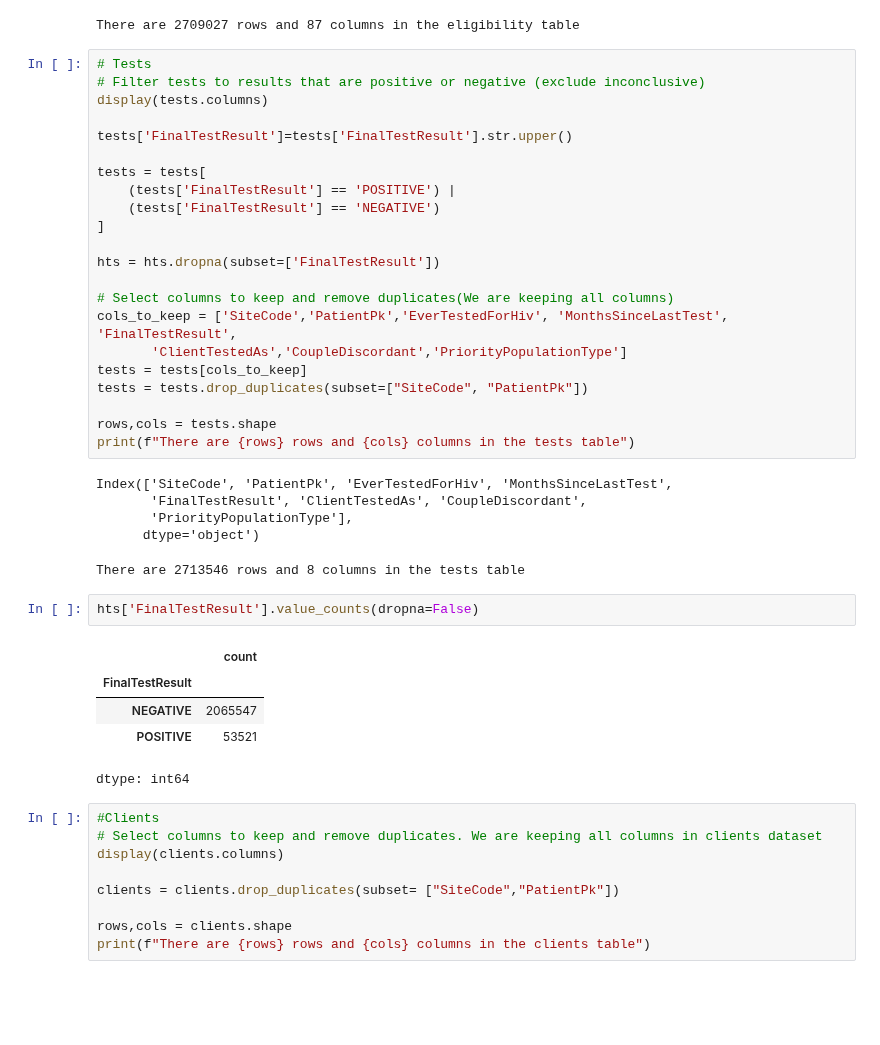
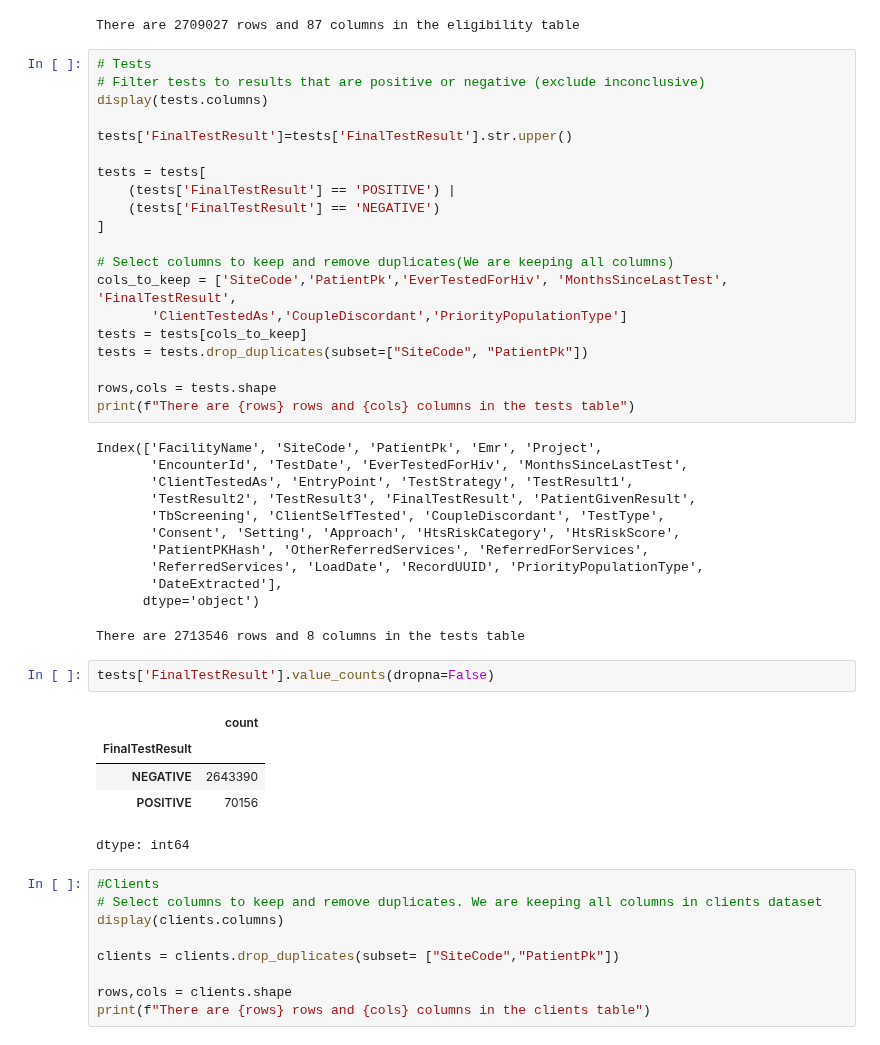
Before and after one commit to FridaOyucho/HTS-Model-, a Jupyter notebook: HTSModelDataPrep26082026.ipynb, the cells around one changed output. Drawn from its saved outputs; the diff is of its cells as text; blank space fills up the shorter version.

```diff
--- a/HTSModelDataPrep26082026.ipynb
+++ b/HTSModelDataPrep26082026.ipynb
@@ -68,8 +68,6 @@ tests = tests[
     (tests['FinalTestResult'] == 'NEGATIVE')
 ]
 
-hts = hts.dropna(subset=['FinalTestResult'])
-
 # Select columns to keep and remove duplicates(We are keeping all columns)
 cols_to_keep = ['SiteCode','PatientPk','EverTestedForHiv', 'MonthsSinceLastTest', 'FinalTestResult',
        'ClientTestedAs','CoupleDiscordant','PriorityPopulationType']
@@ -79,18 +77,24 @@ tests = tests.drop_duplicates(subset=["SiteCode", "PatientPk"])
 rows,cols = tests.shape
 print(f"There are {rows} rows and {cols} columns in the tests table")
 # %% [output]
-Index(['SiteCode', 'PatientPk', 'EverTestedForHiv', 'MonthsSinceLastTest',
-       'FinalTestResult', 'ClientTestedAs', 'CoupleDiscordant',
-       'PriorityPopulationType'],
+Index(['FacilityName', 'SiteCode', 'PatientPk', 'Emr', 'Project',
+       'EncounterId', 'TestDate', 'EverTestedForHiv', 'MonthsSinceLastTest',
+       'ClientTestedAs', 'EntryPoint', 'TestStrategy', 'TestResult1',
+       'TestResult2', 'TestResult3', 'FinalTestResult', 'PatientGivenResult',
+       'TbScreening', 'ClientSelfTested', 'CoupleDiscordant', 'TestType',
+       'Consent', 'Setting', 'Approach', 'HtsRiskCategory', 'HtsRiskScore',
+       'PatientPKHash', 'OtherReferredServices', 'ReferredForServices',
+       'ReferredServices', 'LoadDate', 'RecordUUID', 'PriorityPopulationType',
+       'DateExtracted'],
       dtype='object')
 There are 2713546 rows and 8 columns in the tests table
 # %%
-hts['FinalTestResult'].value_counts(dropna=False)
+tests['FinalTestResult'].value_counts(dropna=False)
 # %% [output]
 |  | count |
 | FinalTestResult |  |
-| NEGATIVE | 2065547 |
-| POSITIVE | 53521 |
+| NEGATIVE | 2643390 |
+| POSITIVE | 70156 |
 dtype: int64
 # %%
 #Clients
```
Also changed, not shown: parts of 45 cells of this notebook.
